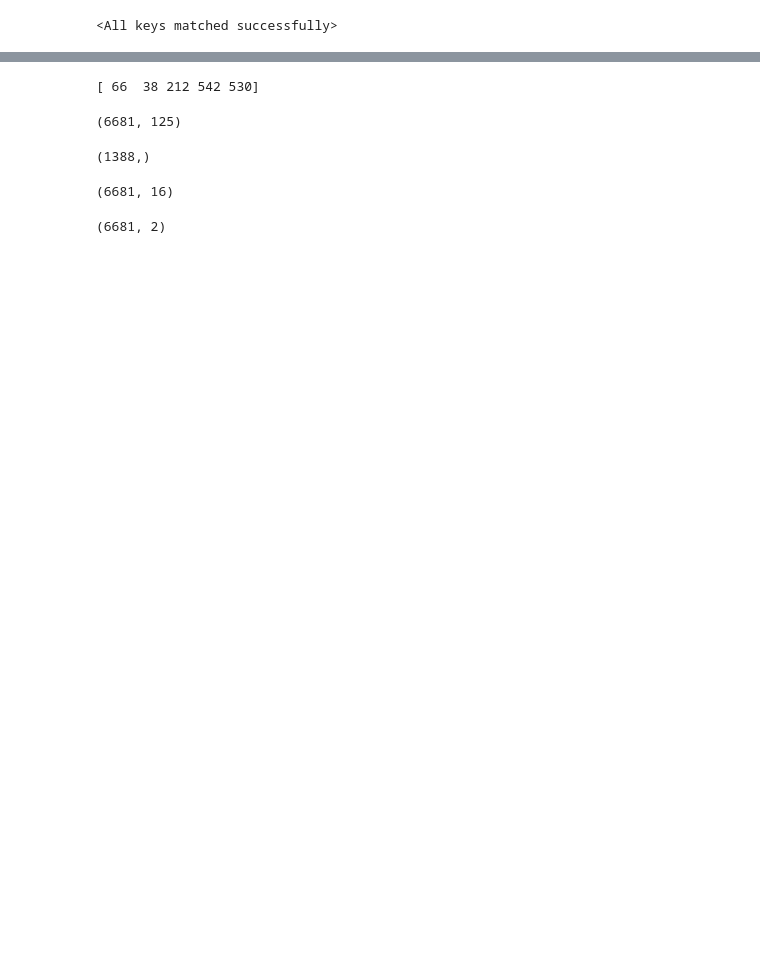
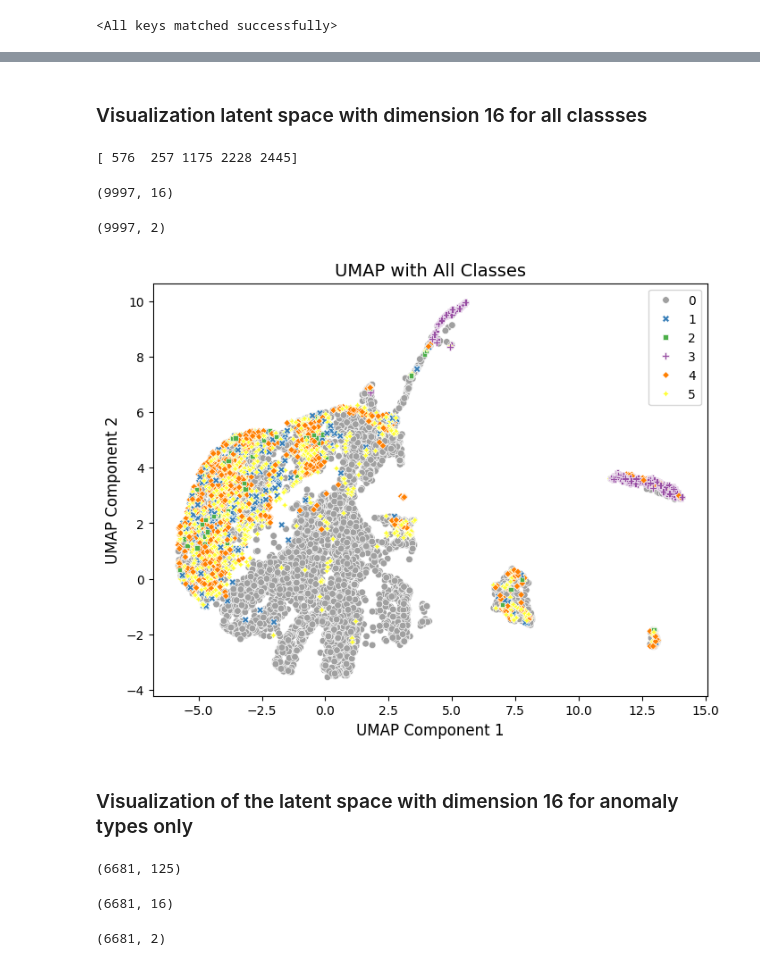
Before and after one commit to darosali/explainable-latent-classifiers, a Jupyter notebook: amaretto_full.ipynb, the cells around one changed output, grey strips where cells are left out. Drawn from its saved outputs; the diff is of its cells as text; code cells hidden in the pictures; blank space fills up the shorter version.

```diff
--- a/amaretto_full.ipynb
+++ b/amaretto_full.ipynb
@@ -88,7 +98,21 @@ Epoch 3: Train Loss = 0.6513, Val Loss = 1.5737
 # %%
 torch.save(model2.state_dict(), "autoencoder_2.pth")
+# %% [markdown]
+### Visualization latent space with dimension 16 for all classses
 # %%
-X, y = sample_data(X_test, y_test, n_samples=10000, anomaly_ratio=0.1)
-y_bin = (y != 0) * 1
+X, y, _ = sample_data(X_test, y_test, n_samples=10000, anomaly_ratio=0.3)
+#y_bin = (y != 0) * 1
+model.eval()
+X_tensor = torch.tensor(X, dtype=torch.float32)
+with torch.no_grad():
+    z_test = model.encode(X_tensor)
+z_test = z_test.cpu().numpy()
+z_test.shape
 # %% [output]
-[ 66  38 212 542 530]
+[ 576  257 1175 2228 2445]
+(9997, 16)
+# %%
+embedding = reducer.fit_transform(z_test)
+embedding.shape
+# %% [output]
+(9997, 2)
@@ -95,11 +123,21 @@ y_bin = (y != 0) * 1
+# %%
+plt.figure(figsize=(8, 6))
+sns.scatterplot(x=embedding[y == 0, 0], y=embedding[y == 0, 1], hue=y[y == 0], palette=custom_palette,
+                s=30, style=y[y == 0], hue_order=all_labels, style_order=all_labels, legend=False)
+sns.scatterplot(x=embedding[y != 0, 0], y=embedding[y != 0, 1], hue=y[y != 0], palette=custom_palette,
+                s=30, style=y[y != 0], hue_order=all_labels, style_order=all_labels, legend="full")
+plt.title('UMAP with All Classes', fontsize=14)
+plt.xlabel('UMAP Component 1', fontsize=12)
+plt.ylabel('UMAP Component 2', fontsize=12)
+#plt.legend(title="Labels", labels=["Normal", "Fraud"])
+plt.show()
+# %% [output]
+[figure, added]
+# %% [markdown]
+### Visualization of the latent space with dimension 16 for anomaly types only
 # %%
 X = X_test[y_test != 0]
 y = y_test[y_test != 0]
 X.shape
 # %% [output]
 (6681, 125)
-# %%
-y_bin = (y != 0) * 1
-y_bin.shape
-# %% [output]
-(1388,)
@@ -113,5 +144,10 @@ z_test = z_test.cpu().numpy()
-# %%
-z_test.shape
-# %% [output]
-(6681, 16)
+# %%
+model.eval()
+X_tensor = torch.tensor(X, dtype=torch.float32)
+with torch.no_grad():
+    z_test = model.encode(X_tensor)
+z_test = z_test.cpu().numpy()
+z_test.shape
+# %% [output]
+(6681, 16)
 # %%
```
Also changed, not shown: parts of 55 cells of this notebook, 6 other files.
